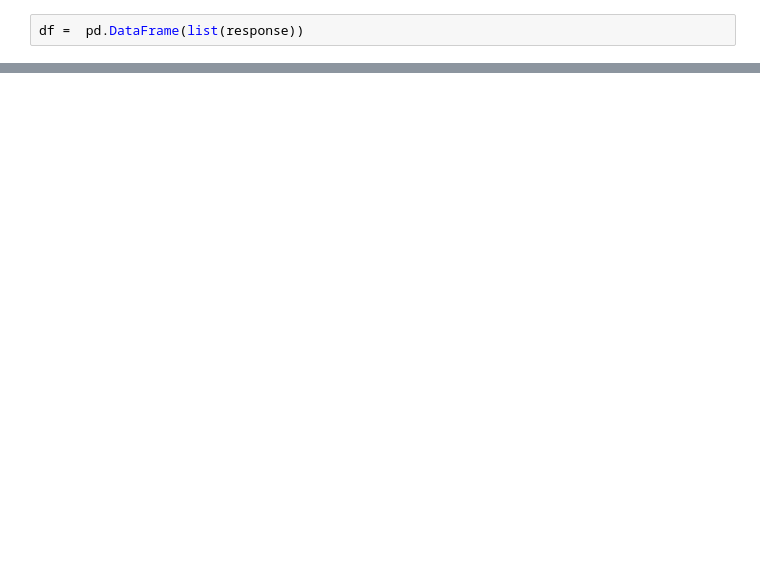
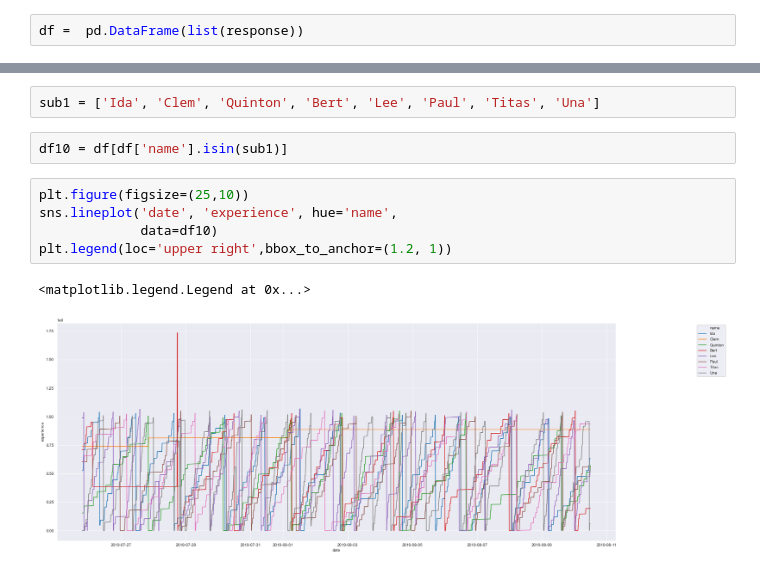
Before and after one commit to jsutch/MUD_viz, a Jupyter notebook: Mongo - MUD - formalizing data scrubbing.ipynb, the cells around one changed output, grey strips where cells are left out. Cells and saved outputs as stored; diff of their text form; blank space fills up the shorter version.

```diff
--- a/Mongo - MUD - formalizing data scrubbing.ipynb
+++ b/Mongo - MUD - formalizing data scrubbing.ipynb
@@ -463,0 +167,12 @@ sns.heatmap(df.corr(),cmap='coolwarm',annot=True, linewidths=.5, linecolor='grey
+# %%
+sub1 = ['Ida', 'Clem', 'Quinton', 'Bert', 'Lee', 'Paul', 'Titas', 'Una']
+# %%
+df10 = df[df['name'].isin(sub1)]
+# %%
+plt.figure(figsize=(25,10))
+sns.lineplot('date', 'experience', hue='name',
+             data=df10)
+plt.legend(loc='upper right',bbox_to_anchor=(1.2, 1))
+# %% [output]
+<matplotlib.legend.Legend at 0x...>
+[figure, added]
```
Also changed, not shown: parts of 73 cells of this notebook.
